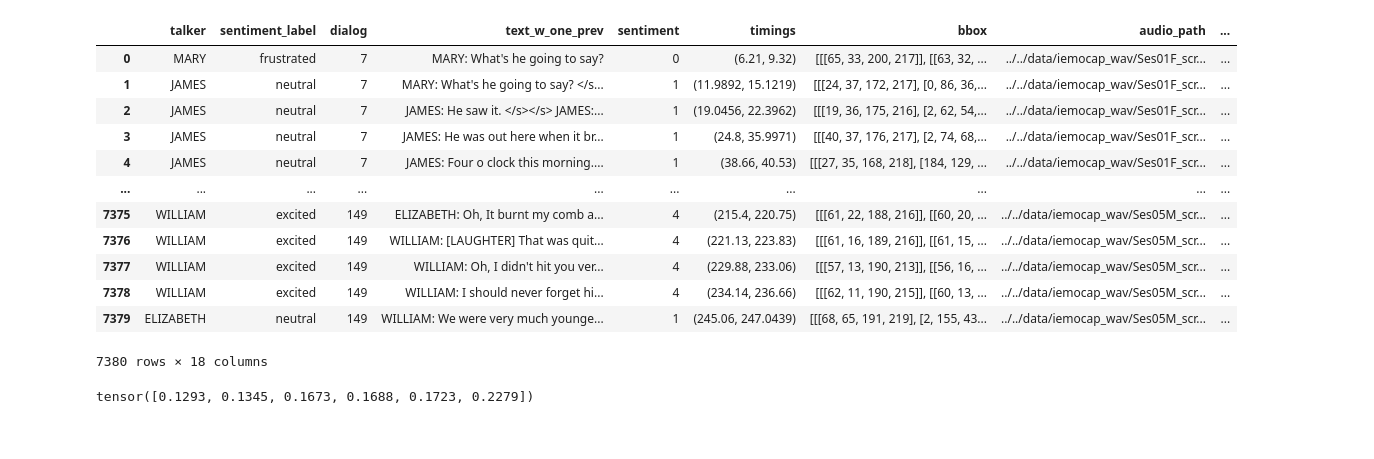
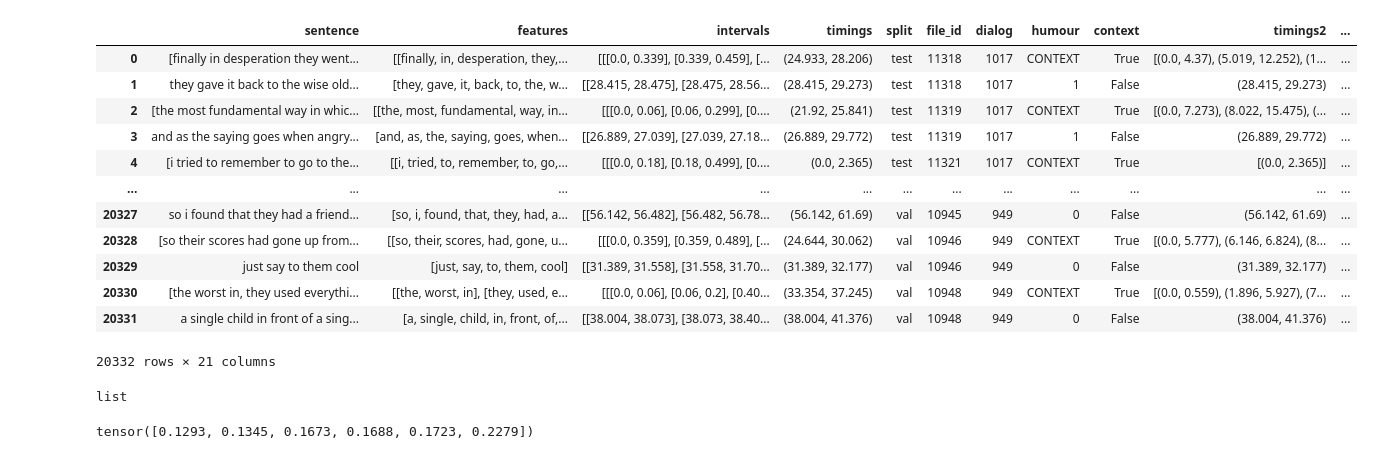
Before and after one commit to P-Sood/Triple-Modality, a Jupyter notebook: urfunny_2.ipynb, the cells around one changed output. Cells and saved outputs as stored; diff of their text form; code cells hidden in the pictures.

```diff
--- a/urfunny_2.ipynb
+++ b/urfunny_2.ipynb
@@ -3,22 +3,26 @@ import pandas as pd
 import numpy as np
 import torch
 # %%
-df = pd.read_pickle("data/iemo.pkl")
+df = pd.read_pickle("data/urfunny.pkl")
 df
 # %% [output]
-|  | talker | sentiment_label | dialog | text_w_one_prev | sentiment | timings | bbox | audio_path | ... |
-| 0 | MARY | frustrated | 7 | MARY: What's he going to say? | 0 | (6.21, 9.32) | [[[65, 33, 200, 217]], [[63, 32, ... | ../../data/iemocap_wav/Ses01F_scr... | ... |
-| 1 | JAMES | neutral | 7 | MARY: What's he going to say? </s... | 1 | (11.9892, 15.1219) | [[[24, 37, 172, 217], [0, 86, 36,... | ../../data/iemocap_wav/Ses01F_scr... | ... |
-| 2 | JAMES | neutral | 7 | JAMES: He saw it. </s></s> JAMES:... | 1 | (19.0456, 22.3962) | [[[19, 36, 175, 216], [2, 62, 54,... | ../../data/iemocap_wav/Ses01F_scr... | ... |
-| 3 | JAMES | neutral | 7 | JAMES: He was out here when it br... | 1 | (24.8, 35.9971) | [[[40, 37, 176, 217], [2, 74, 68,... | ../../data/iemocap_wav/Ses01F_scr... | ... |
-| 4 | JAMES | neutral | 7 | JAMES: Four o clock this morning.... | 1 | (38.66, 40.53) | [[[27, 35, 168, 218], [184, 129, ... | ../../data/iemocap_wav/Ses01F_scr... | ... |
-| ... | ... | ... | ... | ... | ... | ... | ... | ... | ... |
-| 7375 | WILLIAM | excited | 149 | ELIZABETH: Oh, It burnt my comb a... | 4 | (215.4, 220.75) | [[[61, 22, 188, 216]], [[60, 20, ... | ../../data/iemocap_wav/Ses05M_scr... | ... |
-| 7376 | WILLIAM | excited | 149 | WILLIAM: [LAUGHTER] That was quit... | 4 | (221.13, 223.83) | [[[61, 16, 189, 216]], [[61, 15, ... | ../../data/iemocap_wav/Ses05M_scr... | ... |
-| 7377 | WILLIAM | excited | 149 | WILLIAM: Oh, I didn't hit you ver... | 4 | (229.88, 233.06) | [[[57, 13, 190, 213]], [[56, 16, ... | ../../data/iemocap_wav/Ses05M_scr... | ... |
-| 7378 | WILLIAM | excited | 149 | WILLIAM: I should never forget hi... | 4 | (234.14, 236.66) | [[[62, 11, 190, 215]], [[60, 13, ... | ../../data/iemocap_wav/Ses05M_scr... | ... |
-| 7379 | ELIZABETH | neutral | 149 | WILLIAM: We were very much younge... | 1 | (245.06, 247.0439) | [[[68, 65, 191, 219], [2, 155, 43... | ../../data/iemocap_wav/Ses05M_scr... | ... |
+|  | sentence | features | intervals | timings | split | file_id | dialog | humour | context | timings2 | ... |
+| 0 | [finally in desperation they went... | [[finally, in, desperation, they,... | [[[0.0, 0.339], [0.339, 0.459], [... | (24.933, 28.206) | test | 11318 | 1017 | CONTEXT | True | [(0.0, 4.37), (5.019, 12.252), (1... | ... |
+| 1 | they gave it back to the wise old... | [they, gave, it, back, to, the, w... | [[28.415, 28.475], [28.475, 28.56... | (28.415, 29.273) | test | 11318 | 1017 | 1 | False | (28.415, 29.273) | ... |
+| 2 | [the most fundamental way in whic... | [[the, most, fundamental, way, in... | [[[0.0, 0.06], [0.06, 0.299], [0.... | (21.92, 25.841) | test | 11319 | 1017 | CONTEXT | True | [(0.0, 7.273), (8.022, 15.475), (... | ... |
+| 3 | and as the saying goes when angry... | [and, as, the, saying, goes, when... | [[26.889, 27.039], [27.039, 27.18... | (26.889, 29.772) | test | 11319 | 1017 | 1 | False | (26.889, 29.772) | ... |
+| 4 | [i tried to remember to go to the... | [[i, tried, to, remember, to, go,... | [[[0.0, 0.18], [0.18, 0.499], [0.... | (0.0, 2.365) | test | 11321 | 1017 | CONTEXT | True | [(0.0, 2.365)] | ... |
+| ... | ... | ... | ... | ... | ... | ... | ... | ... | ... | ... | ... |
+| 20327 | so i found that they had a friend... | [so, i, found, that, they, had, a... | [[56.142, 56.482], [56.482, 56.78... | (56.142, 61.69) | val | 10945 | 949 | 0 | False | (56.142, 61.69) | ... |
+| 20328 | [so their scores had gone up from... | [[so, their, scores, had, gone, u... | [[[0.0, 0.359], [0.359, 0.489], [... | (24.644, 30.062) | val | 10946 | 949 | CONTEXT | True | [(0.0, 5.777), (6.146, 6.824), (8... | ... |
+| 20329 | just say to them cool | [just, say, to, them, cool] | [[31.389, 31.558], [31.558, 31.70... | (31.389, 32.177) | val | 10946 | 949 | 0 | False | (31.389, 32.177) | ... |
+| 20330 | [the worst in, they used everythi... | [[the, worst, in], [they, used, e... | [[[0.0, 0.06], [0.06, 0.2], [0.40... | (33.354, 37.245) | val | 10948 | 949 | CONTEXT | True | [(0.0, 0.559), (1.896, 5.927), (7... | ... |
+| 20331 | a single child in front of a sing... | [a, single, child, in, front, of,... | [[38.004, 38.073], [38.073, 38.40... | (38.004, 41.376) | val | 10948 | 949 | 0 | False | (38.004, 41.376) | ... |
-7380 rows × 18 columns
+20332 rows × 21 columns
+# %%
+type(df.iloc[1]['bbox'])
+# %% [output]
+list
 # %%
 weights = torch.sort(
     torch.Tensor(
```
Also changed, not shown: 15 other files.
